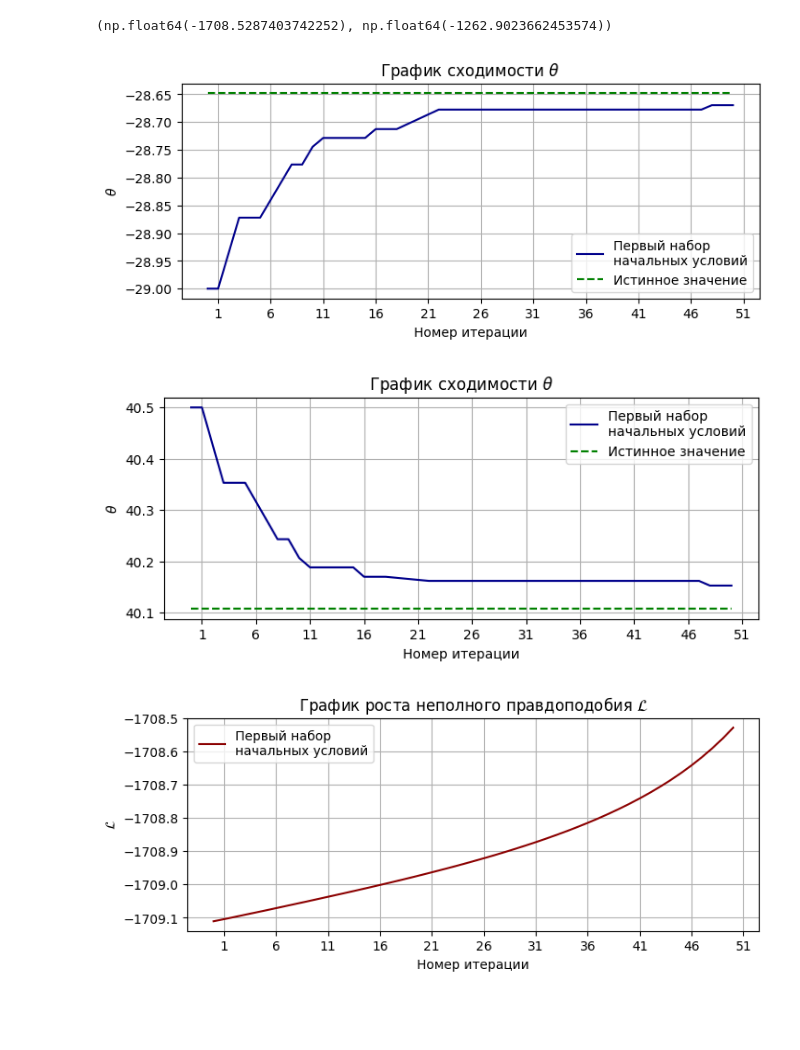
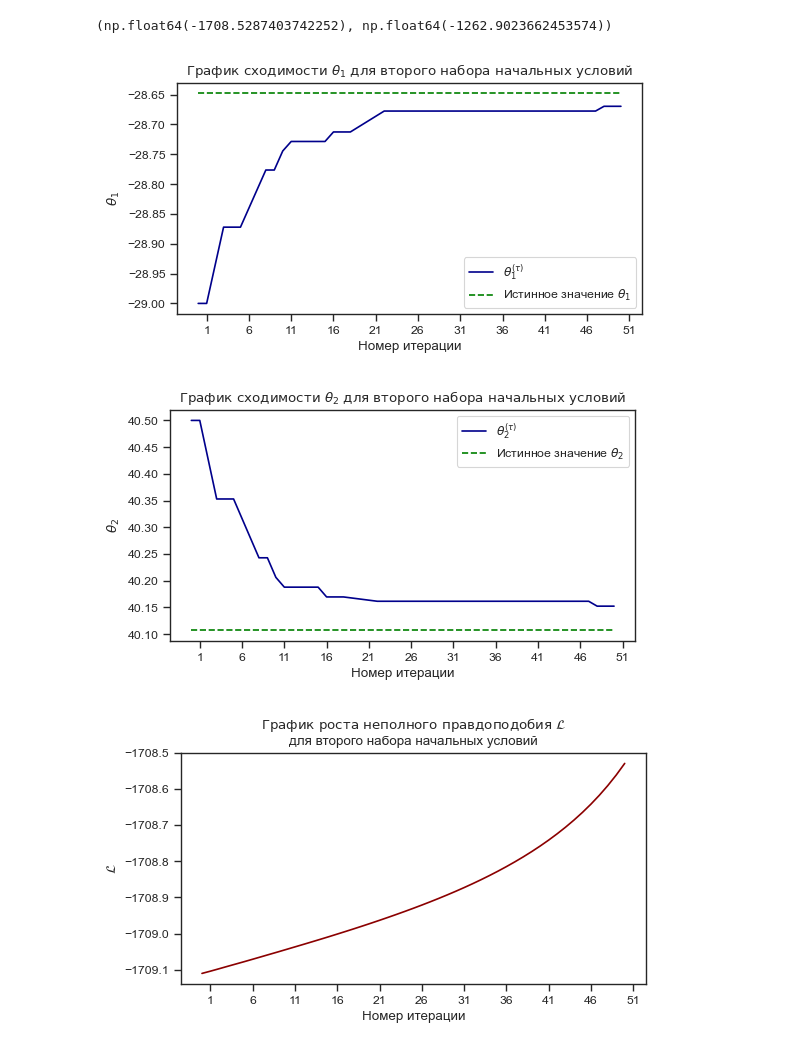
Before and after one commit to Recognizer525/EM-algorithm-for-DoA-estimation, a Jupyter notebook: Program Complex for chapter I/Experimental Version/Two sources, no multistart for EM.ipynb, the cells around one changed output. Saved outputs shown, nothing was run; the diff lists cells and outputs as text; code cells hidden in the pictures; blank space fills up the shorter version.

```diff
--- a/Program Complex for chapter I/Experimental Version/Two sources, no multistart for EM.ipynb
+++ b/Program Complex for chapter I/Experimental Version/Two sources, no multistart for EM.ipynb
@@ -4,3 +5,5 @@ import matplotlib.pyplot as plt
+# %%
+sns.set_theme(style="ticks", context="paper", palette="colorblind")
 # %%
 from pathlib import Path
 import sys
@@ -155,40 +158,37 @@ x1 = np.arange(len(angles_list1))
 # %%
 x_grid = np.arange(1,52,5)
 # %%
-plt.figure(figsize=(8, 3))
-plt.title(r'$\text{График сходимости} \,\,\theta$')
-plt.plot(x1, angles_list1[:,0],color='darkblue', label=f'Первый набор\nначальных условий')
-plt.plot(x1, np.tile(theta1_deg[0], angles_list1.shape[0]), color='green', label='Истинное значение', linestyle='--')
+plt.figure(figsize=(6, 3))
+plt.title(r'$\text{График сходимости} \,\,\theta_1 \text{ для второго набора начальных условий}$')
+plt.plot(x1, angles_list1[:,0],color='darkblue', label=r'$\theta_1^{(\tau)}$')
+plt.plot(x1, np.tile(theta1_deg[0], angles_list1.shape[0]), color='green', label=r'Истинное значение $\theta_1$', linestyle='--')
 plt.xlabel('Номер итерации')
-plt.ylabel(r'$\theta$')
+plt.ylabel(r'$\theta_1$')
 plt.xticks(x_grid)
 plt.legend()
-plt.grid()
 plt.show()
 # %% [output]
-[figure, old version]
+[figure, new version]
 # %%
-plt.figure(figsize=(8, 3))
-plt.title(r'$\text{График сходимости} \,\,\theta$')
-plt.plot(x1, angles_list1[:,1],color='darkblue', label=f'Первый набор\nначальных условий')
-plt.plot(x1, np.tile(theta1_deg[1], angles_list1.shape[0]), color='green', label='Истинное значение', linestyle='--')
+plt.figure(figsize=(6, 3))
+plt.title(r'$\text{График сходимости} \,\,\theta_2 \text{ для второго набора начальных условий}$')
+plt.plot(x1, angles_list1[:,1],color='darkblue', label=r'$\theta_2^{(\tau)}$')
+plt.plot(x1, np.tile(theta1_deg[1], angles_list1.shape[0]), color='green', label=r'Истинное значение $\theta_2$', linestyle='--')
 plt.xlabel('Номер итерации')
-plt.ylabel(r'$\theta$')
+plt.ylabel(r'$\theta_2$')
 plt.xticks(x_grid)
 plt.legend()
-plt.grid()
 plt.show()
 # %% [output]
-[figure, old version]
+[figure, new version]
 # %%
-plt.figure(figsize=(8, 3))
-plt.title(r'$\text{График роста неполного правдоподобия} \,\,\mathcal{L}$')
-plt.plot(x1, lhd_list1, color='darkred', label=f'Первый набор\nначальных условий')
+plt.figure(figsize=(6, 3))
+plt.title(r'$\text{График роста неполного правдоподобия} \,\,\mathcal{L}$'
+          '\nдля второго набора начальных условий')
+plt.plot(x1, lhd_list1, color='darkred')
 plt.xlabel('Номер итерации')
 plt.ylabel(r'$\mathcal{L}$')
 plt.xticks(x_grid)
-plt.legend()
-plt.grid()
 plt.show()
 # %% [output]
-[figure, old version]
+[figure, new version]
```
Also changed, not shown: parts of 2 cells of this notebook, 9 other files.
